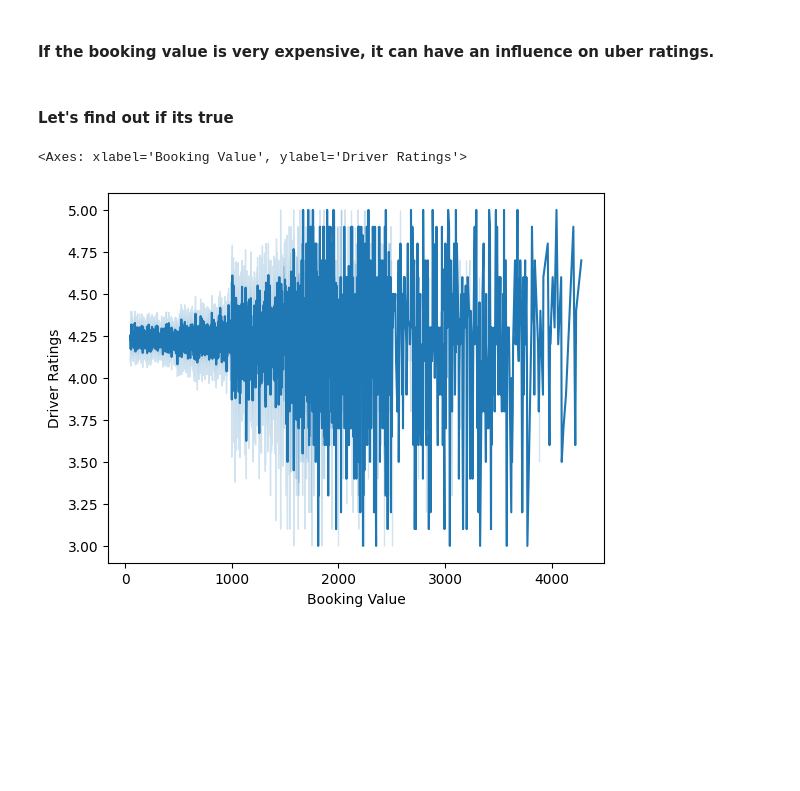
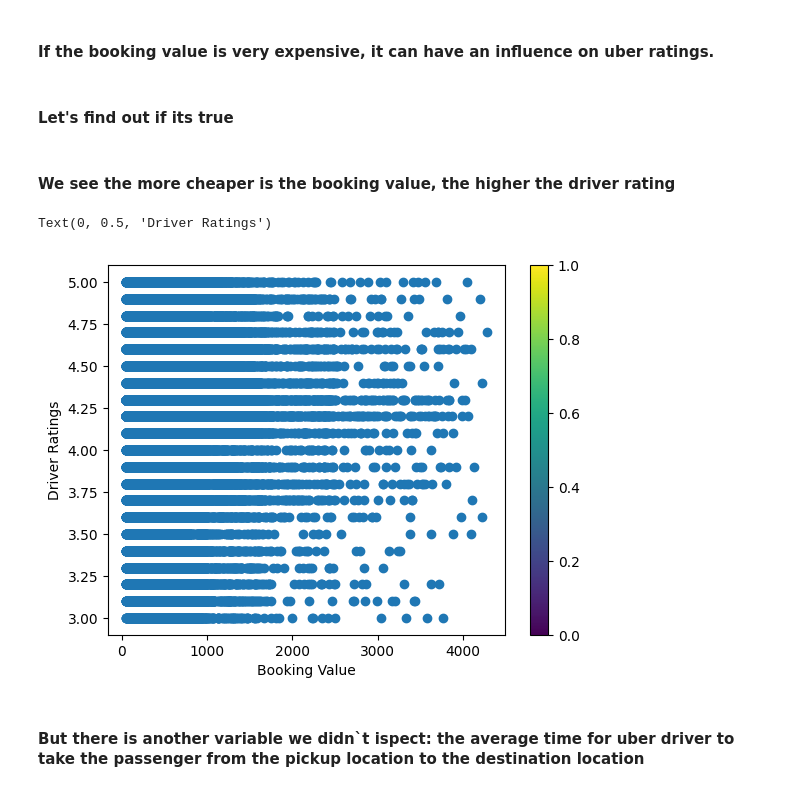
Before and after one commit to gas2345678/data_analysis-portfolio, a Jupyter notebook: Python/uber_analytics.ipynb, the cells around one changed output. Cells and saved outputs as stored; diff of their text form; code cells hidden in the pictures; blank space fills up the shorter version.

```diff
--- a/Python/uber_analytics.ipynb
+++ b/Python/uber_analytics.ipynb
@@ -120,9 +120,17 @@ print("Total number of completed rides:", total_completed_rides.count())
 Total number of completed rides: 21
 # %% [markdown]
 #### If the booking value is very expensive, it can have an influence on uber ratings.
-# %% [markdown]
-#### Let's find out if its true
+# %% [markdown]
+#### Let's find out if its true
+# %% [markdown]
+#### We see the more cheaper is the booking value, the higher the driver rating
 # %%
+scatter = plt.scatter(data=df,x="Booking Value", y="Driver Ratings",)
+plt.colorbar(scatter)
+plt.xlabel("Booking Value")
+plt.ylabel("Driver Ratings")
 # %% [output]
-<Axes: xlabel='Booking Value', ylabel='Driver Ratings'>
+Text(0, 0.5, 'Driver Ratings')
-[figure, old version]
+[figure, new version]
+# %% [markdown]
+#### But there is another variable we didn`t ispect: the average time for uber driver to take the passenger from the pickup location to the destination location
```
Also changed, not shown: parts of 7 cells of this notebook, 1 other file.
